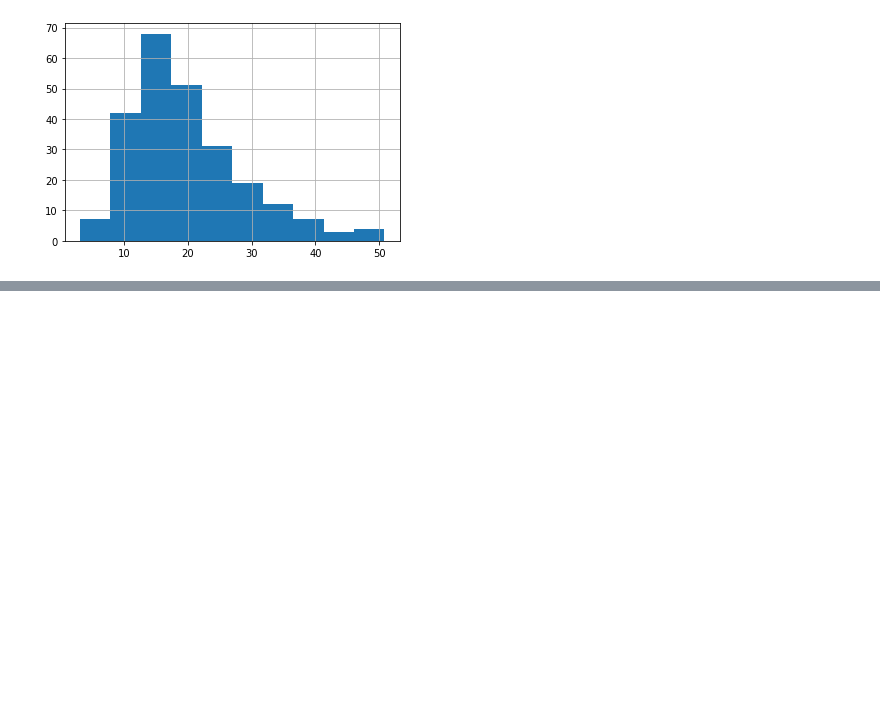
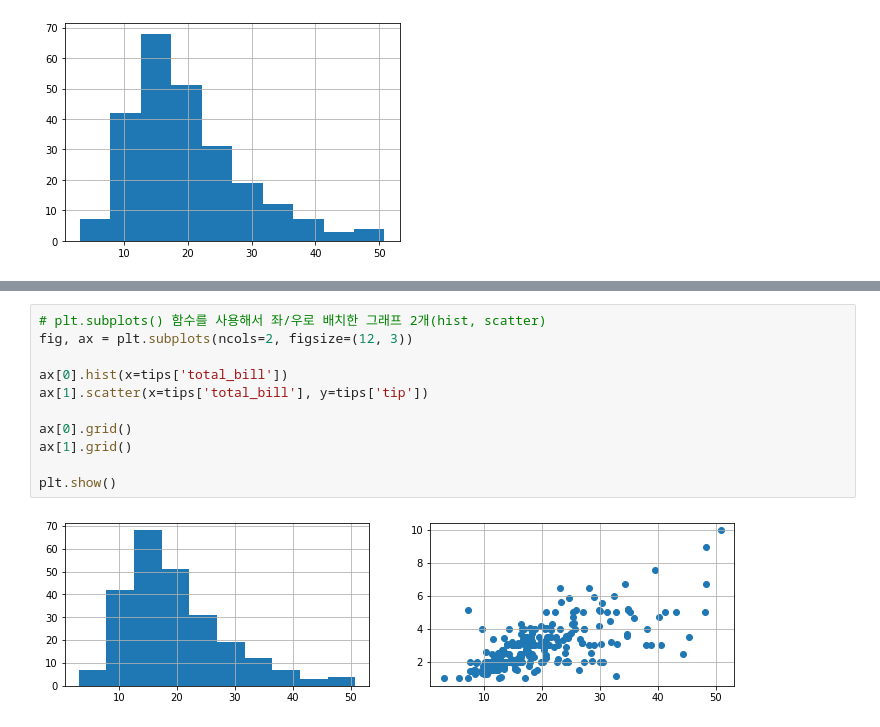
Before and after one commit to esn73/lab_python, a Jupyter notebook: py21_mathplotlip.ipynb, the cells around one changed output, grey strips where cells are left out. Saved outputs shown, nothing was run; the diff lists cells and outputs as text; blank space fills up the shorter version.

```diff
--- a/py21_mathplotlip.ipynb
+++ b/py21_mathplotlip.ipynb
@@ -122,0 +141,13 @@ plt.show()
+# %%
+# plt.subplots() 함수를 사용해서 좌/우로 배치한 그래프 2개(hist, scatter)
+fig, ax = plt.subplots(ncols=2, figsize=(12, 3))
+
+ax[0].hist(x=tips['total_bill'])
+ax[1].scatter(x=tips['total_bill'], y=tips['tip'])
+
+ax[0].grid()
+ax[1].grid()
+
+plt.show()
+# %% [output]
+[figure, added]
```
Also changed, not shown: parts of 16 cells of this notebook.
